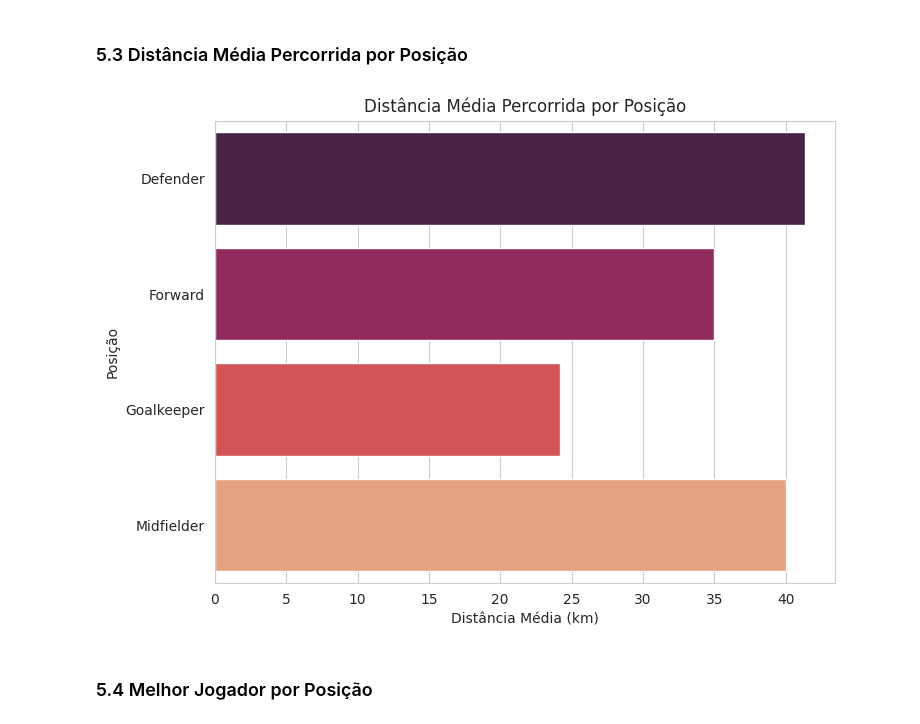
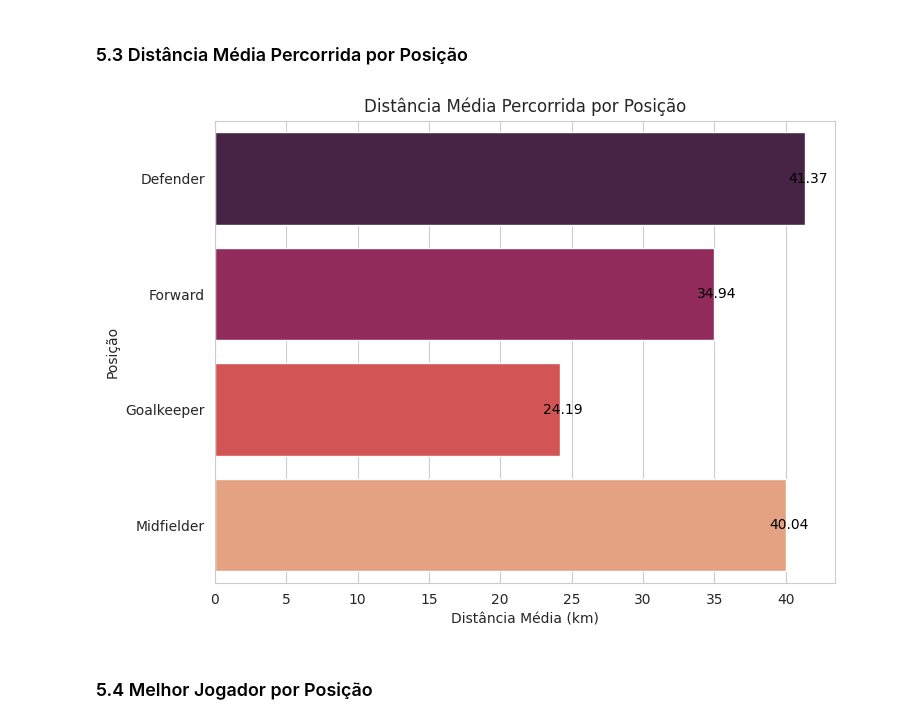
Before and after one commit to igordsrosa2/ucl22-analysis, a Jupyter notebook: UCL_21_22.ipynb, the cells around one changed output. Saved outputs shown, nothing was run; the diff lists cells and outputs as text; code cells hidden in the pictures.

Commit message:
ajustando gráfico de distancia percorrida

```diff
--- a/UCL_21_22.ipynb
+++ b/UCL_21_22.ipynb
@@ -231,17 +231,29 @@ Name: 0, dtype: object
 # %% [markdown]
 ### 5.3 Distância Média Percorrida por Posição
 # %%
-## Distância Média Percorrida por Posição
+# Calcular a distância média percorrida por posição
+avg_distance_by_position = data.groupby('position')['distance_covered'].mean().reset_index()
 
-avg_distance_by_position = data.groupby('position')['distance_covered'].mean().reset_index()
+# Criar o gráfico de barras
 plt.figure(figsize=(8, 6))
-sns.barplot(x='distance_covered', hue='position', legend=False, y='position', data=avg_distance_by_position, palette='rocket')
+ax = sns.barplot(x='distance_covered', hue='position', y='position', data=avg_distance_by_position, palette='rocket')
+
+# Adicionar os números nas barras
+for p in ax.patches:
+    ax.text(
+        p.get_width() + 0.2,
+        p.get_y() + p.get_height() / 2,
+        f'{p.get_width():.2f}',
+        ha='center', va='center', fontsize=10, color='black'
+    )
+
+# Configurações do gráfico
 plt.title('Distância Média Percorrida por Posição')
 plt.xlabel('Distância Média (km)')
 plt.ylabel('Posição')
 plt.show()
 # %% [output]
-[figure, old version]
+[figure, new version]
 # %% [markdown]
 ### 5.4 Melhor Jogador por Posição
 # %%
```
